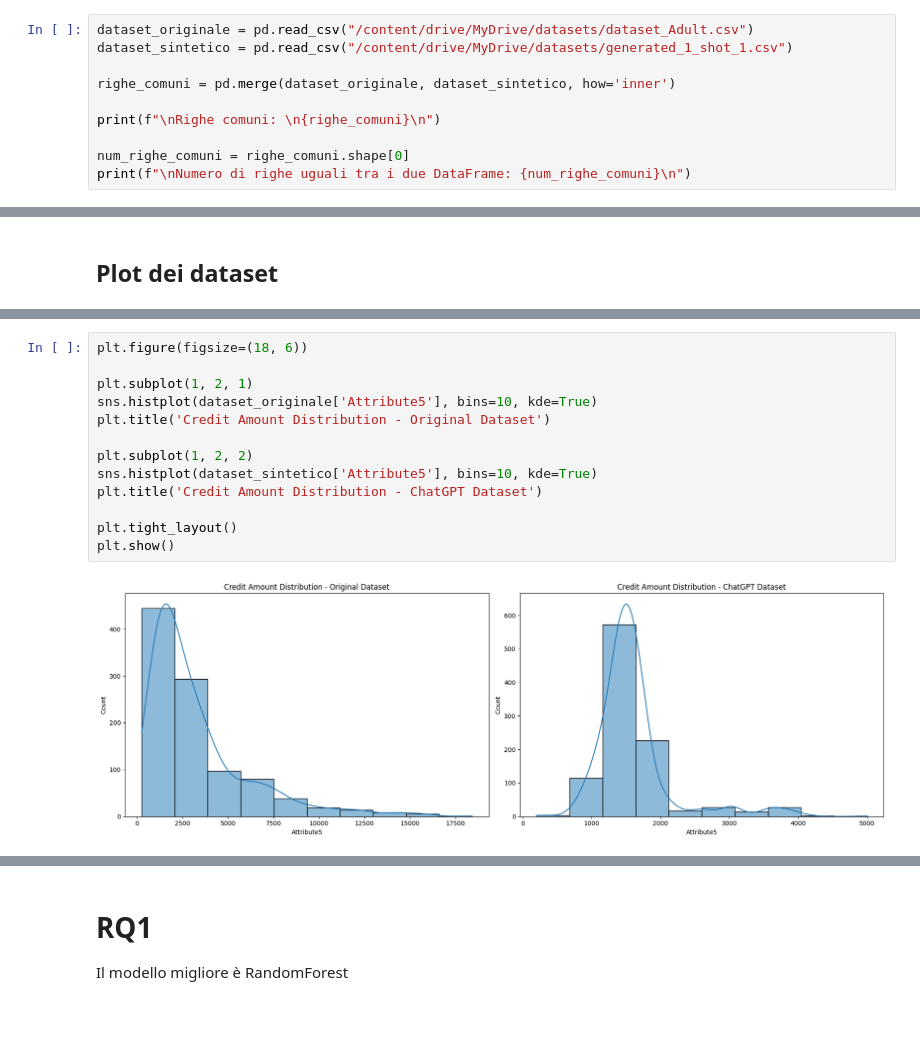
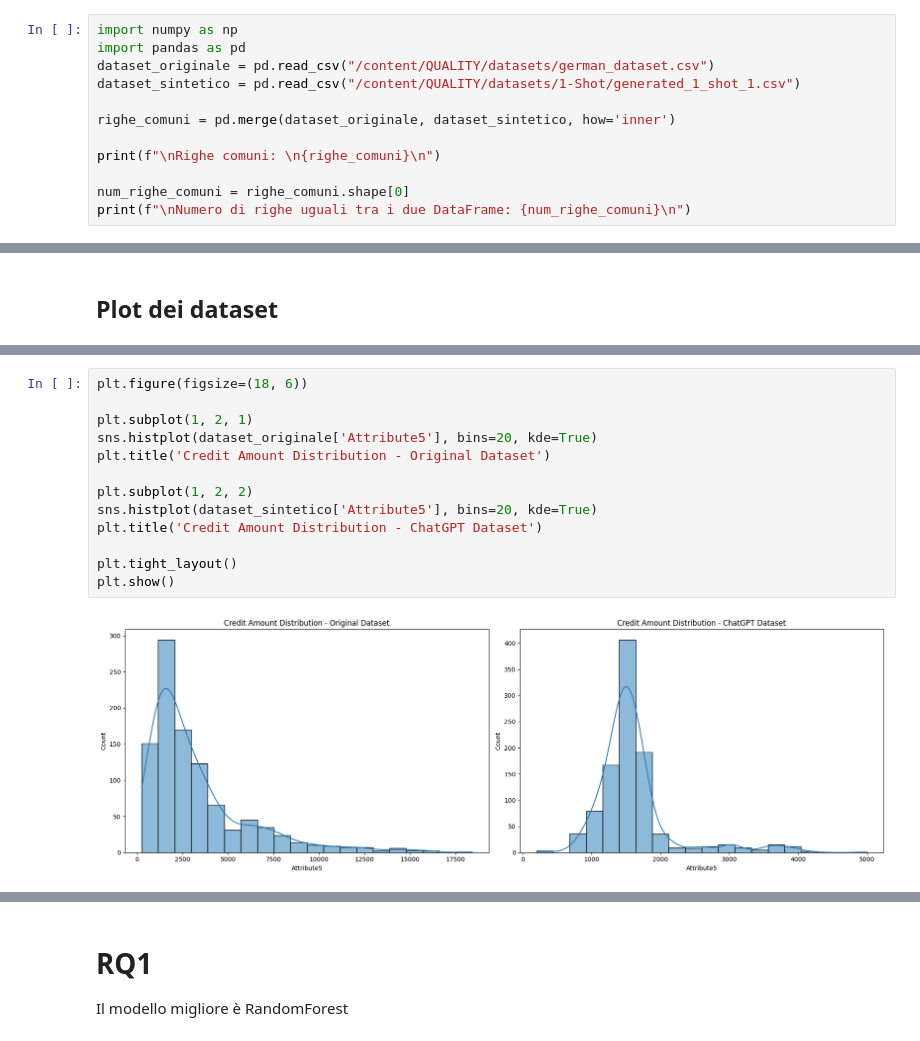
Before and after one commit to leotodisco/QUALITY, a Jupyter notebook: 1_Shot.ipynb, the cells around one changed output, grey strips where cells are left out. Saved outputs shown, nothing was run; the diff lists cells and outputs as text.

```diff
--- a/1_Shot.ipynb
+++ b/1_Shot.ipynb
@@ -797,8 +816,10 @@ Fitting 10 folds for each of 280 candidates, totalling 2800 fits
 # %% [markdown]
 # RQ0: somiglianza fra dataset originale e dataset generato sinteticamente
 # %%
-dataset_originale = pd.read_csv("/content/drive/MyDrive/datasets/dataset_Adult.csv")
-dataset_sintetico = pd.read_csv("/content/drive/MyDrive/datasets/generated_1_shot_1.csv")
+import numpy as np
+import pandas as pd
+dataset_originale = pd.read_csv("/content/QUALITY/datasets/german_dataset.csv")
+dataset_sintetico = pd.read_csv("/content/QUALITY/datasets/1-Shot/generated_1_shot_1.csv")
 
 righe_comuni = pd.merge(dataset_originale, dataset_sintetico, how='inner')
 
@@ -847,15 +868,15 @@ plt.show()
 # %%
 plt.figure(figsize=(18, 6))
 
 plt.subplot(1, 2, 1)
-sns.histplot(dataset_originale['Attribute5'], bins=10, kde=True)
+sns.histplot(dataset_originale['Attribute5'], bins=20, kde=True)
 plt.title('Credit Amount Distribution - Original Dataset')
 
 plt.subplot(1, 2, 2)
-sns.histplot(dataset_sintetico['Attribute5'], bins=10, kde=True)
+sns.histplot(dataset_sintetico['Attribute5'], bins=20, kde=True)
 plt.title('Credit Amount Distribution - ChatGPT Dataset')
 
 plt.tight_layout()
 plt.show()
 # %% [output]
-[figure, old version]
+[figure, new version]
```
Also changed, not shown: parts of 32 cells of this notebook.
